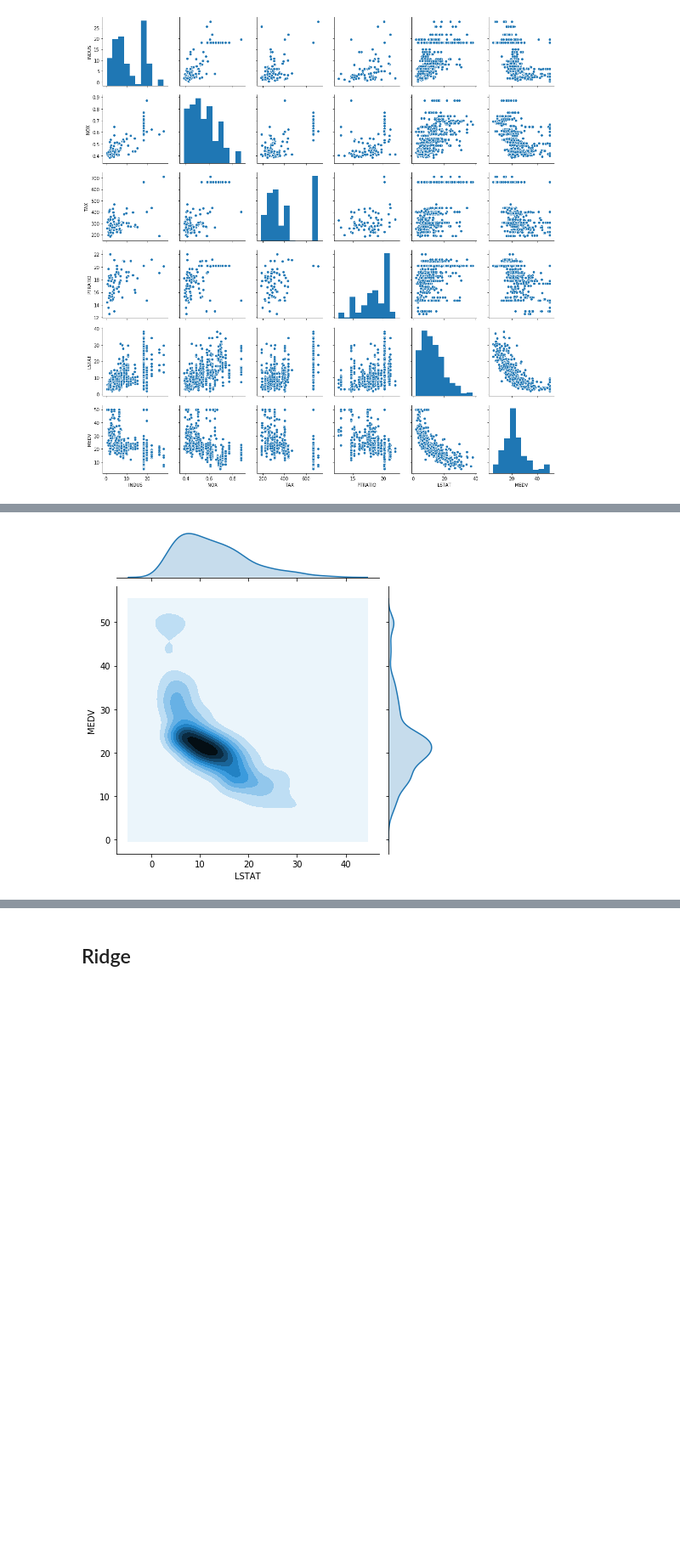
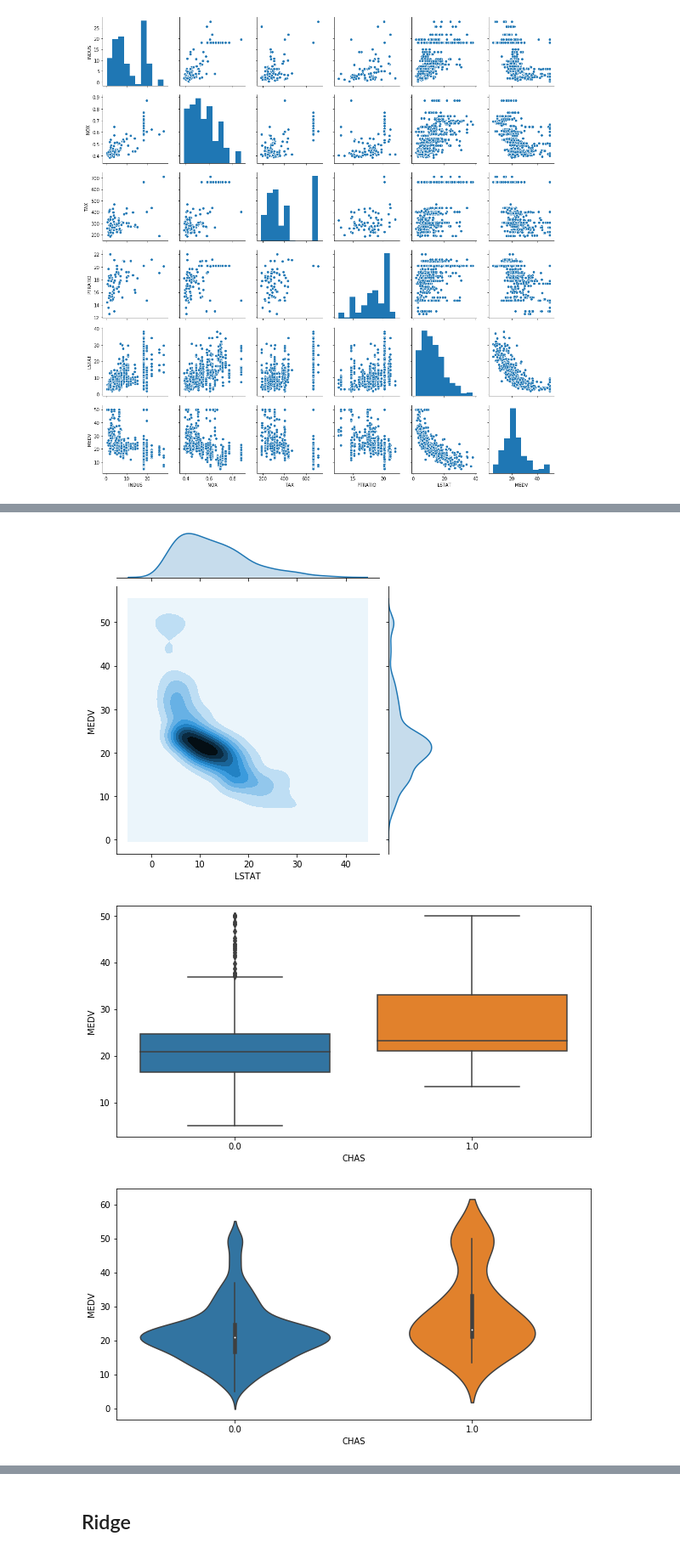
Before and after one commit to prudolph1/regression_base_code, a Jupyter notebook: regression_methods.ipynb, the cells around one changed output, grey strips where cells are left out. Shown at 85% size. Drawn from its saved outputs; the diff is of its cells as text; code cells hidden in the pictures; blank space fills up the shorter version.

```diff
--- a/regression_methods.ipynb
+++ b/regression_methods.ipynb
@@ -72,7 +119,13 @@ sns.pairplot(boston[['INDUS','NOX','TAX','PTRATIO','LSTAT','MEDV']]);
 # %%
 # other bivariate plots
 sns.jointplot(x='LSTAT', y='MEDV', kind="hex", color="k", data=boston);
 sns.jointplot(x="LSTAT", y="MEDV", data=boston, kind="kde");
+plt.show()
+sns.boxplot(x="CHAS", y="MEDV", data=boston);
+plt.show()
+sns.violinplot(x="CHAS", y="MEDV", data=boston);
 # %% [output]
 [figure]
 [figure]
+[figure, added]
+[figure, added]
```
Also changed, not shown: parts of 16 cells of this notebook.
